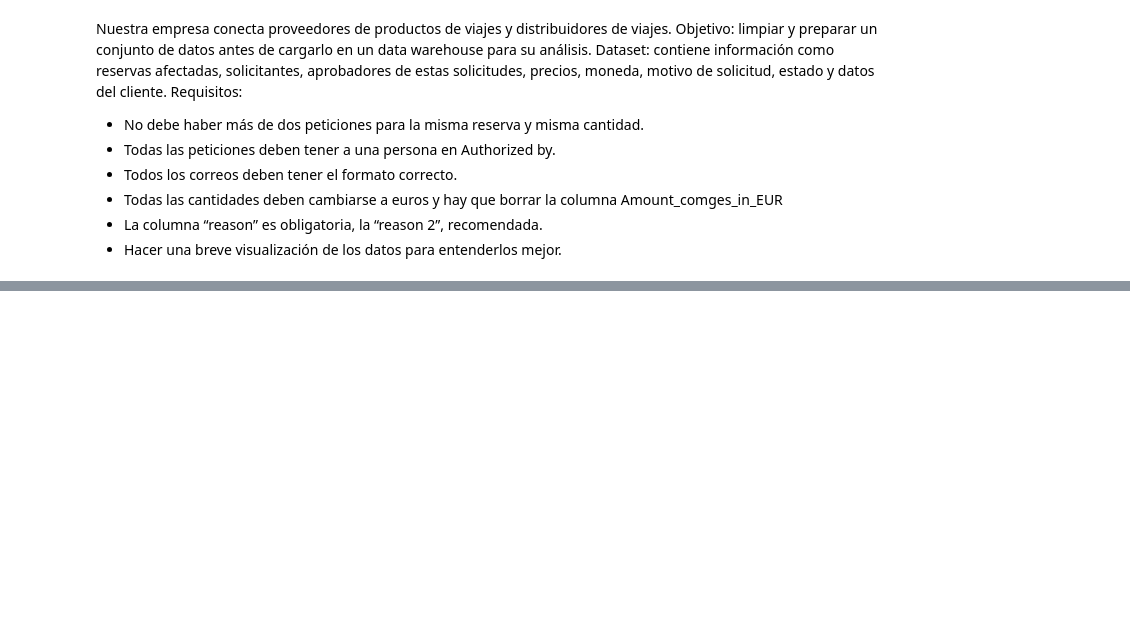
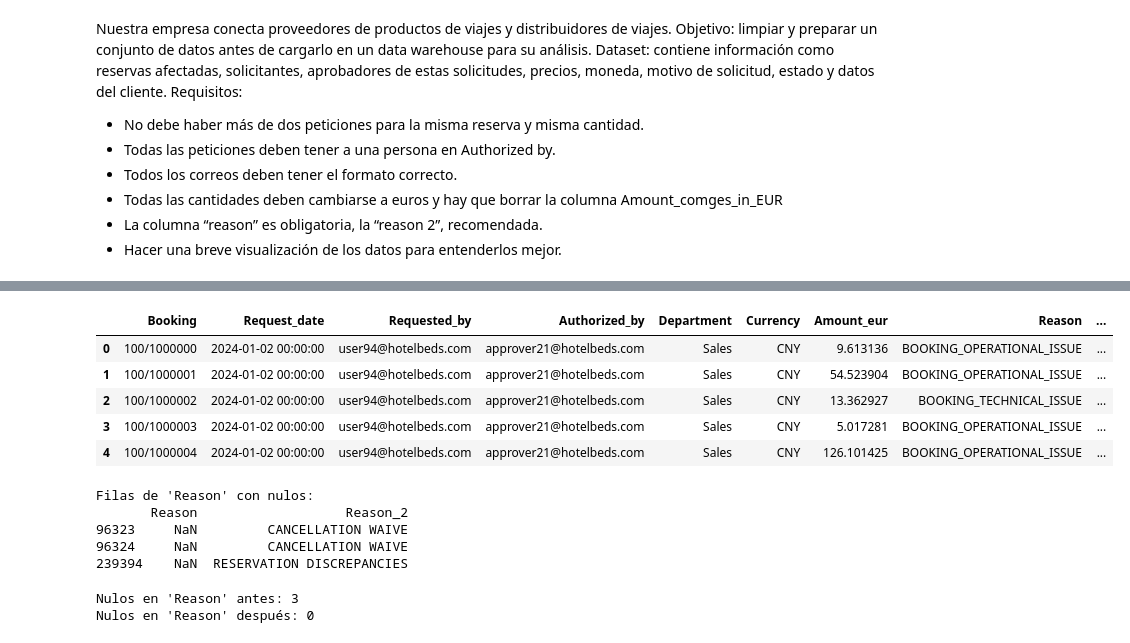
Before and after one commit to EstherDE135/Empresa-hotelera-prueba-t-cnica-, a Jupyter notebook: EDA.ipynb, the cells around one changed output, grey strips where cells are left out. Saved outputs shown, nothing was run; the diff lists cells and outputs as text; code cells hidden in the pictures; blank space fills up the shorter version.

```diff
--- a/EDA.ipynb
+++ b/EDA.ipynb
@@ -188,0 +462,29 @@ Número total de filas duplicadas en el DataFrame:
+# %%
+# Reemplazar la columna 'Amount' con los valores en EUR
+df['Amount'] = df['Amount_COMGES_in_EUR']
+
+#Borrar la columna 'Amount_COMGES_in_EUR'
+df = df.drop(columns=['Amount_COMGES_in_EUR'])
+
+# Renombrar 'Amount' a algo más claro
+df.rename(columns={'Amount': 'Amount_eur'}, inplace=True)
+# %%
+df.head()
+# %% [output]
+|  | Booking | Request_date | Requested_by | Authorized_by | Department | Currency | Amount_eur | Reason | ... |
+| 0 | 100/1000000 | 2024-01-02 00:00:00 | user94@hotelbeds.com | approver21@hotelbeds.com | Sales | CNY | 9.613136 | BOOKING_OPERATIONAL_ISSUE | ... |
+| 1 | 100/1000001 | 2024-01-02 00:00:00 | user94@hotelbeds.com | approver21@hotelbeds.com | Sales | CNY | 54.523904 | BOOKING_OPERATIONAL_ISSUE | ... |
+| 2 | 100/1000002 | 2024-01-02 00:00:00 | user94@hotelbeds.com | approver21@hotelbeds.com | Sales | CNY | 13.362927 | BOOKING_TECHNICAL_ISSUE | ... |
+| 3 | 100/1000003 | 2024-01-02 00:00:00 | user94@hotelbeds.com | approver21@hotelbeds.com | Sales | CNY | 5.017281 | BOOKING_OPERATIONAL_ISSUE | ... |
+| 4 | 100/1000004 | 2024-01-02 00:00:00 | user94@hotelbeds.com | approver21@hotelbeds.com | Sales | CNY | 126.101425 | BOOKING_OPERATIONAL_ISSUE | ... |
+# %%
+# Ver los nuloe de 'Reason'
+missing_reason = df[df['Reason'].isnull()]
+print("Filas de 'Reason' con nulos:")
+print(missing_reason[['Reason', 'Reason_2']])
+# %% [output]
+Filas de 'Reason' con nulos:
+       Reason                   Reason_2
+96323     NaN         CANCELLATION WAIVE
+96324     NaN         CANCELLATION WAIVE
+239394    NaN  RESERVATION DISCREPANCIES
@@ -188,0 +494,6 @@ Número total de filas duplicadas en el DataFrame:
+# %%
+print("Nulos en 'Reason' antes:", missing_reason.shape[0])
+print("Nulos en 'Reason' después:", df['Reason'].isnull().sum())
+# %% [output]
+Nulos en 'Reason' antes: 3
+Nulos en 'Reason' después: 0
```
Also changed, not shown: parts of 38 cells of this notebook, 1 other file.
